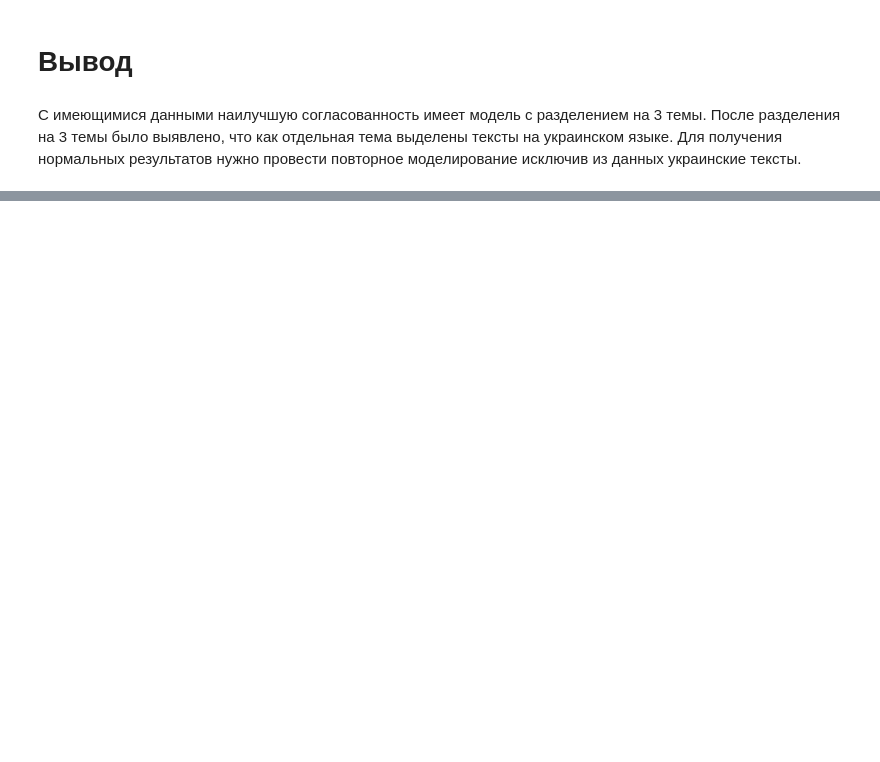
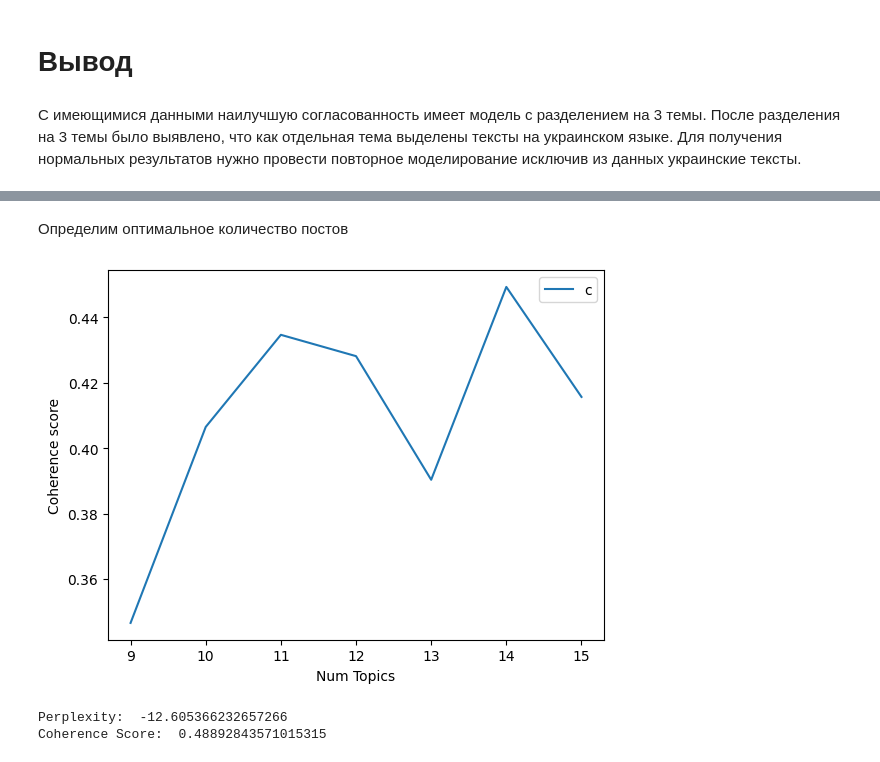
Before and after one commit to FreazerKRD/hackathon-recruiters, a Jupyter notebook: topic_modeling_new.ipynb, the cells around one changed output, grey strips where cells are left out. Cells and saved outputs as stored; diff of their text form; code cells hidden in the pictures; blank space fills up the shorter version.

Commit message:
topics

```diff
--- a/topic_modeling_new.ipynb
+++ b/topic_modeling_new.ipynb
@@ -376,0 +471,3 @@ display(len(data_words_nostops))
+# %%
+data_words_wu = [data_words_nostops[i] for i in wu_indexes]
+len(data_words_wu)
@@ -382,0 +484,45 @@ corpus = [id2word.doc2bow(text) for text in texts]
+# %% [markdown]
+Определим оптимальное количество постов
+# %%
+def compute_coherence_values(dictionary, corpus, texts, limit, start, step):
+    coherence_values = []
+    model_list = []
+    for num_topics in range(start, limit, step):
+        model = gensim.models.ldamodel.LdaModel(
+            corpus=corpus,
+            id2word=id2word,
+            num_topics=num_topics,
+            random_state=765,
+            update_every=1,
+            chunksize=100,
+            passes=10,
+            alpha='auto',
+            per_word_topics=True
+            )
+        model_list.append(model)
+        coherencemodel = CoherenceModel(model=model, texts=texts, dictionary=dictionary, coherence='c_v')
+        coherence_values.append(coherencemodel.get_coherence())
+
+    return model_list, coherence_values
+# %%
+limit=16
+start=9
+step=1
+# %%
+model_list, coherence_values = compute_coherence_values(
+    dictionary=id2word_wu,
+    corpus=corpus_wu,
+    texts=data_words_wu,
+    start=start,
+    limit=limit,
+    step=step
+    )
+# %%
+x = range(start, limit, step)
+plt.plot(x, coherence_values)
+plt.xlabel("Num Topics")
+plt.ylabel("Coherence score")
+plt.legend(("coherence_values"), loc='best')
+plt.show()
+# %% [output]
+[figure, added]
@@ -382,0 +556,5 @@ corpus = [id2word.doc2bow(text) for text in texts]
+# %%
+best_model_wu, best_corpus_wu, best_id2word_wu = model_scorer(data_words_wu, 14)
+# %% [output]
+Perplexity:  -12.605366232657266
+Coherence Score:  0.48892843571015315
```
Also changed, not shown: parts of 55 cells of this notebook, 2 other files.
